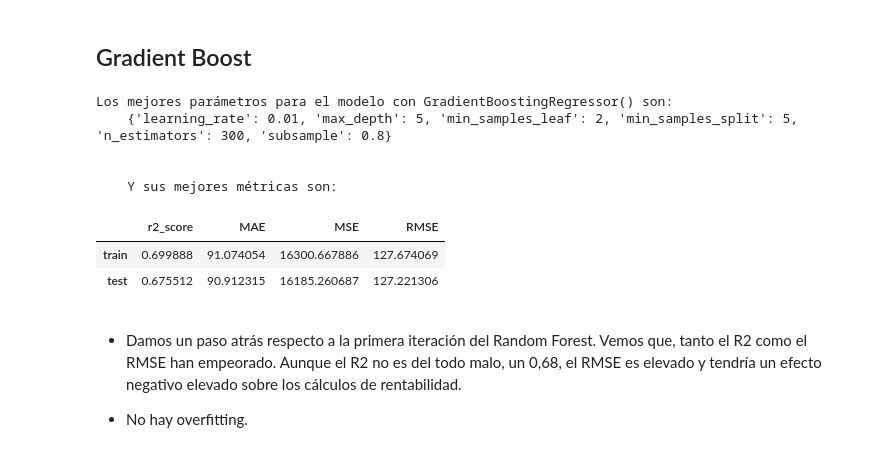
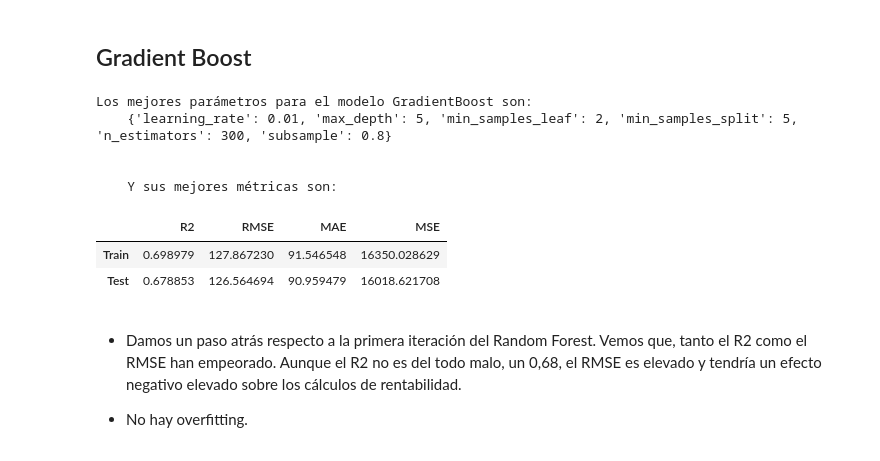
Before and after one commit to davfranco1/Proyecto-Rentabilidad-Viviendas, a Jupyter notebook: notebooks/3_Modelos.ipynb, the cells around one changed output. Drawn from its saved outputs; the diff is of its cells as text; code cells hidden in the pictures.

```diff
--- a/notebooks/3_Modelos.ipynb
+++ b/notebooks/3_Modelos.ipynb
@@ -60,25 +56,25 @@ X, y, X_train, X_test, y_train, y_test = sm.separar_datos(df, 'precio', train_si
 # %% [markdown]
 - Definimos un diccionario de hiperparámetros conjunto para todos los modelos.
 # %%
-parametros_default = {
+params = {
     "tree": {
-        'max_depth': [5, 10, 15],
-        'min_samples_split': [2, 5, 10],
-        'min_samples_leaf': [1, 2, 5]
+        'max_depth': [5],
+        'min_samples_split': [10],
+        'min_samples_leaf': [1]
     },
     "random_forest": {
-        'n_estimators': [100, 200, 300],
-        'max_depth': [5, 10, 15],
-        'min_samples_split': [2, 5, 10],
-        'min_samples_leaf': [1, 2, 5]
+        'n_estimators': [200],
+        'max_depth': [15],
+        'min_samples_split': [2],
+        'min_samples_leaf': [1]
     },
     "gradient_boosting": {
-        'n_estimators': [100, 300],
-        'learning_rate': [0.01, 0.05, 0.1],
-        'max_depth': [3, 5, 7],
-        'min_samples_split': [2, 5, 10],
-        'min_samples_leaf': [1, 2, 4],
-        'subsample': [0.8, 1.0]
+        'n_estimators': [300],
+        'learning_rate': [0.01],
+        'max_depth': [5],
+        'min_samples_split': [5],
+        'min_samples_leaf': [2],
+        'subsample': [0.8]
     },
     "xgboost": {
         'n_estimators': [100, 300],
@@ -190,16 +188,16 @@ Los mejores parámetros para el modelo con RandomForestRegressor() son:
 # %% [markdown]
 ## Gradient Boost
 # %%
-modelo_final_gb, df_metricas_gb = sm.probar_modelo(X, y["precio"].values, X_test, y_test, parametros_default["gradient_boosting"], GradientBoostingRegressor())
+modelo_gb, metricas_gb = sm.entrenar_modelo(X, y["precio"].values, X_test, y_test, params["gradient_boosting"], 'GradientBoost')
 # %% [output]
-Los mejores parámetros para el modelo con GradientBoostingRegressor() son:
+Los mejores parámetros para el modelo GradientBoost son:
     {'learning_rate': 0.01, 'max_depth': 5, 'min_samples_leaf': 2, 'min_samples_split': 5, 'n_estimators': 300, 'subsample': 0.8}
 
 
     Y sus mejores métricas son:
-|  | r2_score | MAE | MSE | RMSE |
-| train | 0.699888 | 91.074054 | 16300.667886 | 127.674069 |
-| test | 0.675512 | 90.912315 | 16185.260687 | 127.221306 |
+|  | R2 | RMSE | MAE | MSE |
+| Train | 0.698979 | 127.867230 | 91.546548 | 16350.028629 |
+| Test | 0.678853 | 126.564694 | 90.959479 | 16018.621708 |
 # %% [markdown]
 - Damos un paso atrás respecto a la primera iteración del Random Forest. Vemos que, tanto el R2 como el RMSE han empeorado. Aunque el R2 no es del todo malo, un 0,68, el RMSE es elevado y tendría un efecto negativo elevado sobre los cálculos de rentabilidad.
 
```
Also changed, not shown: parts of 13 cells of this notebook, 7 other files.
